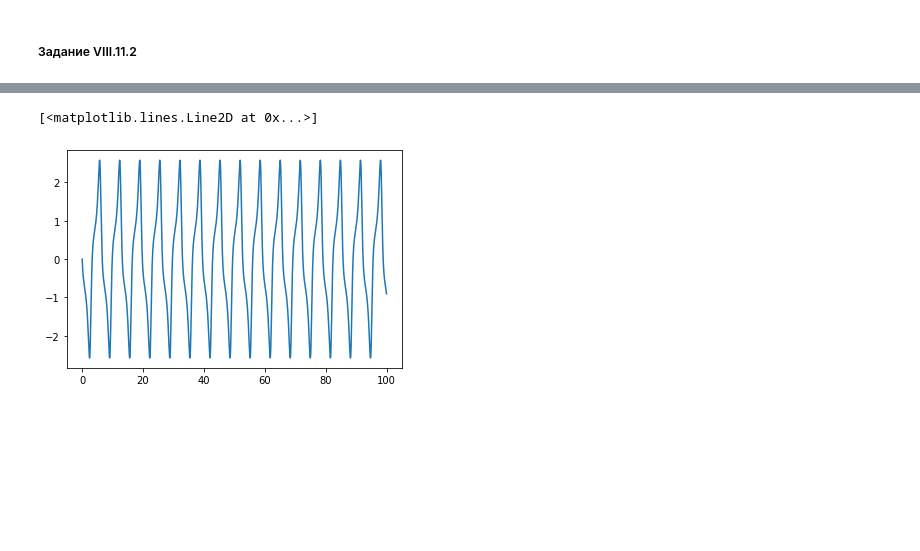
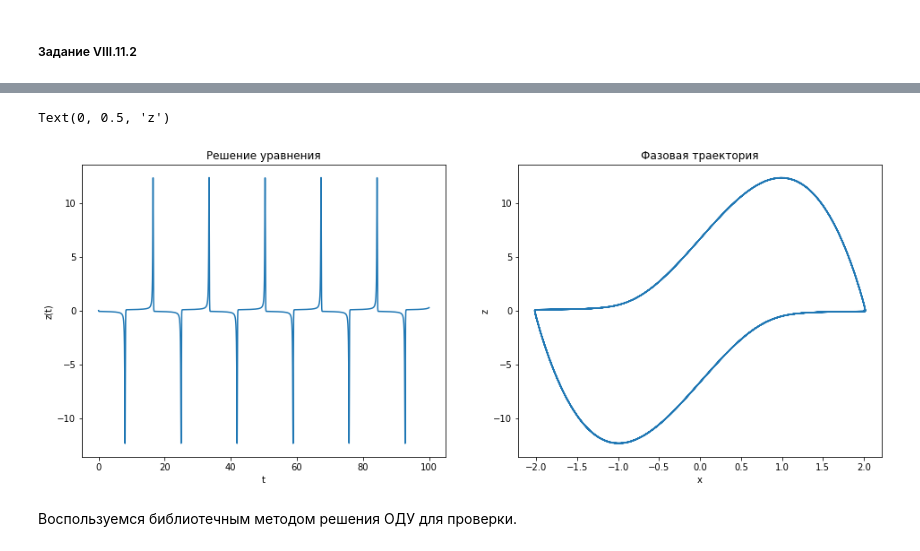
Before and after one commit to pavel-collab/comp-math, a Jupyter notebook: lab06/lab06.ipynb, the cells around one changed output, grey strips where cells are left out. Drawn from its saved outputs; the diff is of its cells as text; code cells hidden in the pictures; blank space fills up the shorter version.

```diff
--- a/lab06/lab06.ipynb
+++ b/lab06/lab06.ipynb
@@ -69,0 +119,19 @@ from scipy.integrate import odeint
+# %%
+# Метод Адамса 4 порядка.
+# Реализация для решения системы двух уравнений первого порядка (solution[i] -- вектор из 2 значений)
+# initial_solution -- кортеж, содержащий 4 начальные точки
+def Adams_mthd4(f, h, t_start, t_end, initial_solution: tuple):
+    t = np.linspace(t_start, t_end, int((t_end-t_start)/h+1))
+    # the system dimention is 2
+    solution = np.zeros((int((t_end-t_start)/h+1), 2))
+    for i in range(len(initial_solution)):
+        solution[i] = initial_solution[i]
+
+    for i in range(len(t)-4):
+        solution[i+4] = solution[i+3] + h * (
+            55/24 * f(t[i+3], solution[i+3]) - \
+            59/24 * f(t[i+2], solution[i+2]) + \
+            37/24 * f(t[i+1], solution[i+1]) - \
+            3/8   * f(t[i], solution[i])
+        )
+    return solution
@@ -69,0 +146,29 @@ from scipy.integrate import odeint
+# %%
+# Для метода Адамса первые 4 точки найдем с помощью метода Рунге-Кутты 4 порядка
+h = 0.01
+t_start = 0
+t_end = 100
+init_sol = MRK4(f, h, t_start, t_start+h*3, np.array([2, 0]))
+
+sol = Adams_mthd4(f, h, t_start, t_end, tuple(init_sol))
+x, z = sol.T
+t = np.linspace(t_start, t_end, int((t_end-t_start)/h+1))
+# %%
+fig = plt.figure(figsize=(16, 6))
+
+plt.subplot(1, 2, 1)
+plt.plot(t, z)
+plt.title('Решение уравнения')
+plt.xlabel('t')
+plt.ylabel('z(t)')
+
+plt.subplot(1, 2, 2)
+plt.plot(x, z)
+plt.title('Фазовая траектория')
+plt.xlabel('x')
+plt.ylabel('z')
+# %% [output]
+Text(0, 0.5, 'z')
+[figure, added]
+# %% [markdown]
+Воспользуемся библиотечным методом решения ОДУ для проверки.
@@ -95,16 +186,0 @@ def Adams_mthd4(h, t_start, t_end, initial_solution: tuple):
-# %%
-# для метода адамса первые 3 значения найдем с помощью метода РК
-h = 0.01
-init_sol = np.array([2, 0])
-t_start = 0
-t_end = 100
-sol = MRK4(h, t_start, t_start+h*3, init_sol)
-solution = Adams_mthd4(h, t_start, t_end, tuple(sol))
-z = np.array([item[1] for item in solution])
-x = np.array([item[0] for item in solution])
-t = np.linspace(t_start, t_end, int((t_end-t_start)/h+1))
-plt.plot(t, z)
-# plt.plot(x, z)
-# %% [output]
-[<matplotlib.lines.Line2D at 0x...>]
-[figure, removed]
```
Also changed, not shown: parts of 18 cells of this notebook.
